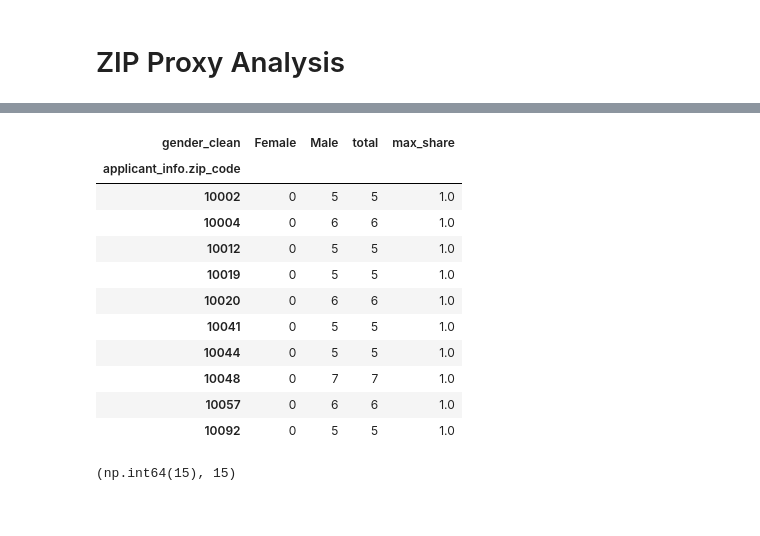
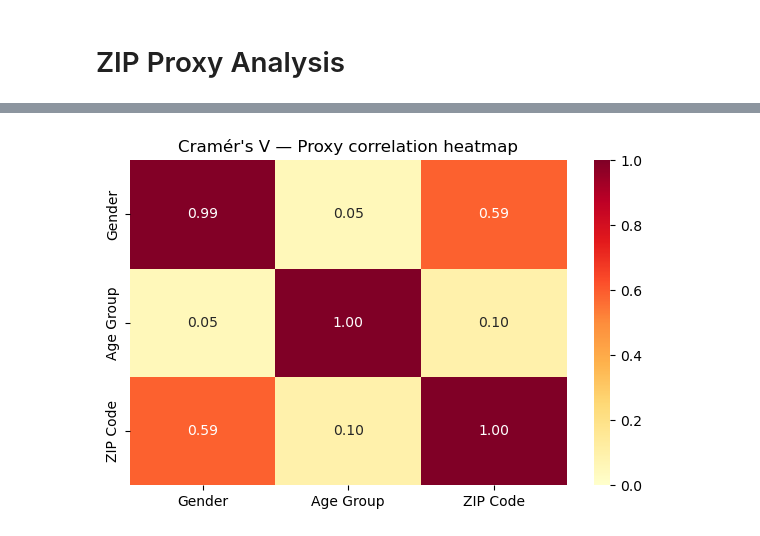
Before and after one commit to LennSchneidewind-67548/dego-project-team14, a Jupyter notebook: notebooks/02-bias-analysis.ipynb, the cells around one changed output, grey strips where cells are left out. Cells and saved outputs as stored; diff of their text form; code cells hidden in the pictures.

```diff
--- a/notebooks/02-bias-analysis.ipynb
+++ b/notebooks/02-bias-analysis.ipynb
@@ -342,28 +458,43 @@ zip_summary.head()
-# %%
-# Total and max share (purity) per ZIP
-zip_summary['total'] = zip_summary.sum(axis=1)
-zip_summary['max_share'] = zip_summary[['Female', 'Male']].max(axis=1) / zip_summary['total']
-
-# Sort by purity descending
-zip_purity = zip_summary.sort_values('max_share', ascending=False)
-
-zip_purity.head(10)
-# %% [output]
-| gender_clean | Female | Male | total | max_share |
-| applicant_info.zip_code |  |  |  |  |
-| 10002 | 0 | 5 | 5 | 1.0 |
-| 10004 | 0 | 6 | 6 | 1.0 |
-| 10012 | 0 | 5 | 5 | 1.0 |
-| 10019 | 0 | 5 | 5 | 1.0 |
-| 10020 | 0 | 6 | 6 | 1.0 |
-| 10041 | 0 | 5 | 5 | 1.0 |
-| 10044 | 0 | 5 | 5 | 1.0 |
-| 10048 | 0 | 7 | 7 | 1.0 |
-| 10057 | 0 | 6 | 6 | 1.0 |
-| 10092 | 0 | 5 | 5 | 1.0 |
-# %%
-single_gender_zips = (zip_purity['max_share'] == 1.0).sum()
-total_zips = zip_purity.shape[0]
-single_gender_zips, total_zips
-# %% [output]
-(np.int64(15), 15)
+# %%
+# Proxy correlation heatmap using Cramér's V
+
+def cramers_v(x, y):
+    cont = pd.crosstab(x, y)
+    chi2, _, _, _ = chi2_contingency(cont)
+    n = cont.to_numpy().sum()
+    phi2 = chi2 / n
+    r, k = cont.shape
+    phi2_corr = max(0, phi2 - (k-1)*(r-1)/(n-1))
+    r_corr = r - (r-1)**2/(n-1)
+    k_corr = k - (k-1)**2/(n-1)
+    denom = min((k_corr-1), (r_corr-1))
+    return np.sqrt(phi2_corr / denom) if denom > 0 else 0
+
+# Build Cramér's V matrix
+df_proxy = df[mask & df['age_group'].notna()].copy()
+
+# ZIP is a string — use it directly as a category (no binning needed)
+df_proxy['zip_cat'] = df_proxy[zip_col].astype(str)
+
+variables = {
+    'Gender':       df_proxy['gender_clean'],
+    'Age Group':    df_proxy['age_group'].astype(str),
+    'ZIP Code':     df_proxy['zip_cat']
+}
+
+var_names = list(variables.keys())
+matrix = pd.DataFrame(index=var_names, columns=var_names, dtype=float)
+
+for v1 in var_names:
+    for v2 in var_names:
+        matrix.loc[v1, v2] = cramers_v(variables[v1], variables[v2])
+
+import seaborn as sns
+fig, ax = plt.subplots(figsize=(6, 4))
+sns.heatmap(matrix.astype(float), annot=True, fmt='.2f',
+            cmap='YlOrRd', vmin=0, vmax=1, ax=ax)
+ax.set_title("Cramér's V — Proxy correlation heatmap")
+plt.tight_layout()
+plt.show()
+# %% [output]
+[figure, added]
```
Also changed, not shown: parts of 21 cells of this notebook.
